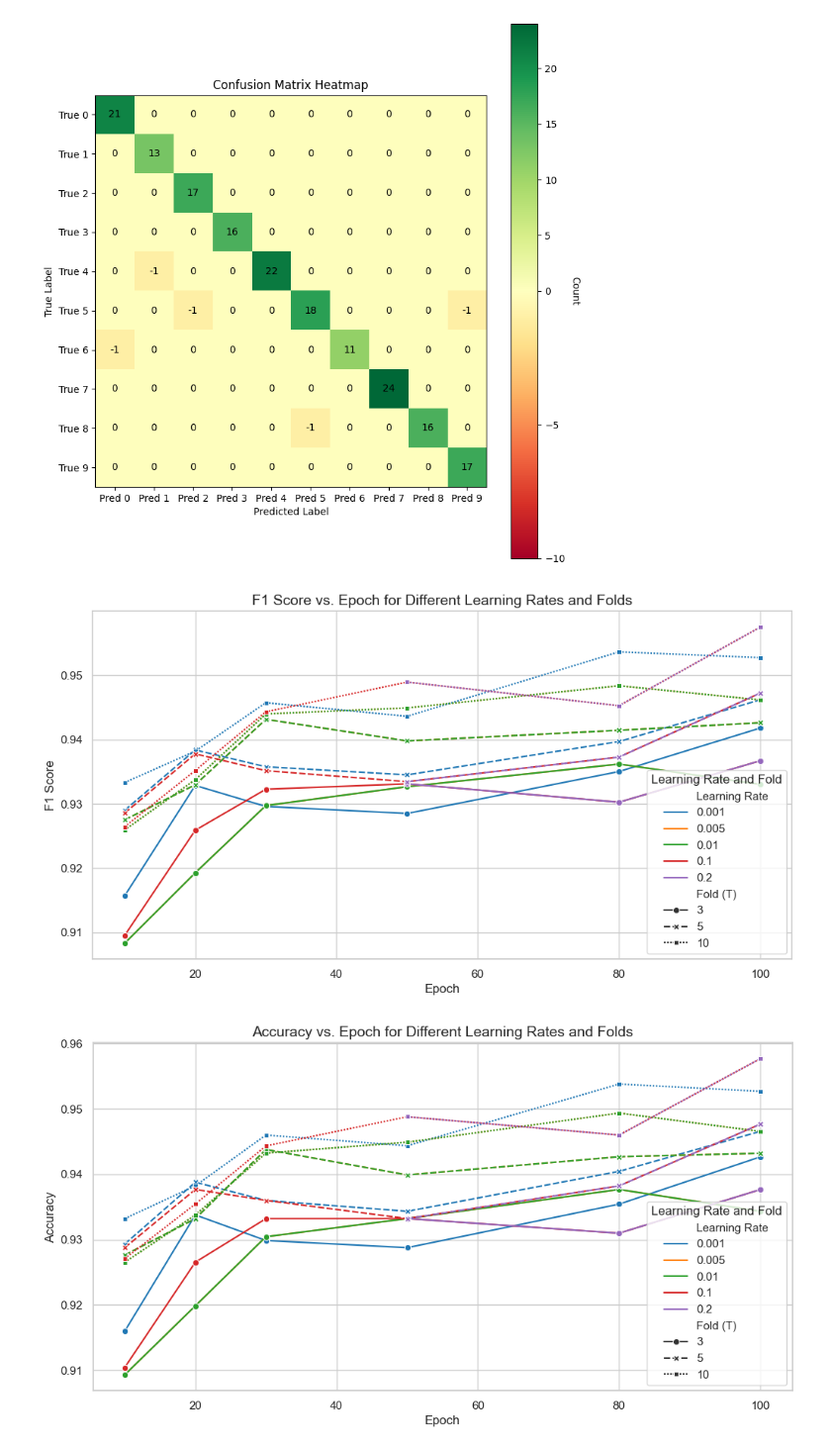
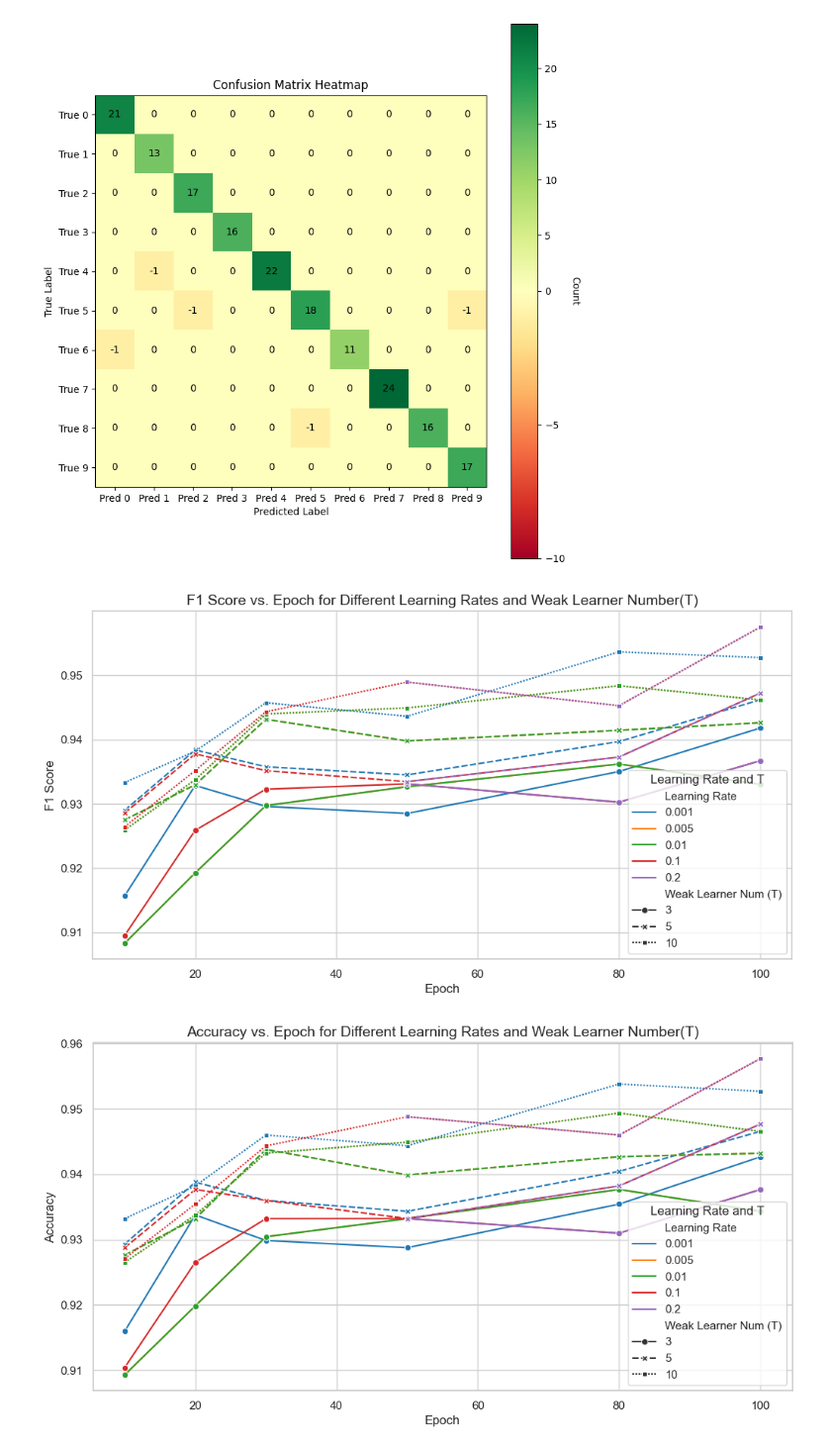
Before and after one commit to RizPur/MALIS-Project, a Jupyter notebook: Project_3/experiment.ipynb, the cells around one changed output. Shown at 99% size. Saved outputs shown, nothing was run; the diff lists cells and outputs as text; code cells hidden in the pictures.

Commit message:
plot change

```diff
--- a/Project_3/experiment.ipynb
+++ b/Project_3/experiment.ipynb
@@ -550,47 +550,47 @@ data3 = {1: (3, 0.001, 80, 0.9350300144960155, 0.9354317548746518),
  11: (10, 0.005, 80, 0.9483729099622178, 0.9493655215103682),
  12: (10, 0.005, 100, 0.9461699952532936, 0.9465598885793872)}
 # Convert to DataFrame
-data1_df = pd.DataFrame.from_dict(data1, orient="index", columns=["Fold (T)", "Learning Rate", "Epoch", "F1 Score", "Accuracy"])
-data2_df = pd.DataFrame.from_dict(data2, orient="index", columns=["Fold (T)", "Learning Rate", "Epoch", "F1 Score", "Accuracy"])
-data3_df = pd.DataFrame.from_dict(data3, orient="index", columns=["Fold (T)", "Learning Rate", "Epoch", "F1 Score", "Accuracy"])
+data1_df = pd.DataFrame.from_dict(data1, orient="index", columns=["Weak Learner Num (T)", "Learning Rate", "Epoch", "F1 Score", "Accuracy"])
+data2_df = pd.DataFrame.from_dict(data2, orient="index", columns=["Weak Learner Num (T)", "Learning Rate", "Epoch", "F1 Score", "Accuracy"])
+data3_df = pd.DataFrame.from_dict(data3, orient="index", columns=["Weak Learner Num (T)", "Learning Rate", "Epoch", "F1 Score", "Accuracy"])
 data_df = pd.concat([data1_df, data2_df, data3_df], ignore_index=True)
 
 # Visualization
 sns.set(style="whitegrid")
 
 # Plot F1 Score vs Epoch for different learning rates
 plt.figure(figsize=(12, 6))
 sns.lineplot(
     data=data_df,
     x="Epoch",
     y="F1 Score",
     hue="Learning Rate",
-    style="Fold (T)",
+    style="Weak Learner Num (T)",
     markers=True,
     palette="tab10"
 )
-plt.title("F1 Score vs. Epoch for Different Learning Rates and Folds", fontsize=14)
+plt.title("F1 Score vs. Epoch for Different Learning Rates and Weak Learner Number(T)", fontsize=14)
 plt.xlabel("Epoch", fontsize=12)
 plt.ylabel("F1 Score", fontsize=12)
-plt.legend(title="Learning Rate and Fold")
+plt.legend(title="Learning Rate and T")
 plt.show()
 
 # Plot Accuracy vs Epoch for different learning rates
 plt.figure(figsize=(12, 6))
 sns.lineplot(
     data=data_df,
     x="Epoch",
     y="Accuracy",
     hue="Learning Rate",
-    style="Fold (T)",
+    style="Weak Learner Num (T)",
     markers=True,
     palette="tab10"
 )
-plt.title("Accuracy vs. Epoch for Different Learning Rates and Folds", fontsize=14)
+plt.title("Accuracy vs. Epoch for Different Learning Rates and Weak Learner Number(T)", fontsize=14)
 plt.xlabel("Epoch", fontsize=12)
 plt.ylabel("Accuracy", fontsize=12)
-plt.legend(title="Learning Rate and Fold")
+plt.legend(title="Learning Rate and T")
 plt.show()
 # %% [output]
-[figure, old version]
+[figure, new version]
-[figure, old version]
+[figure, new version]
```
Also changed, not shown: 2 other files.
